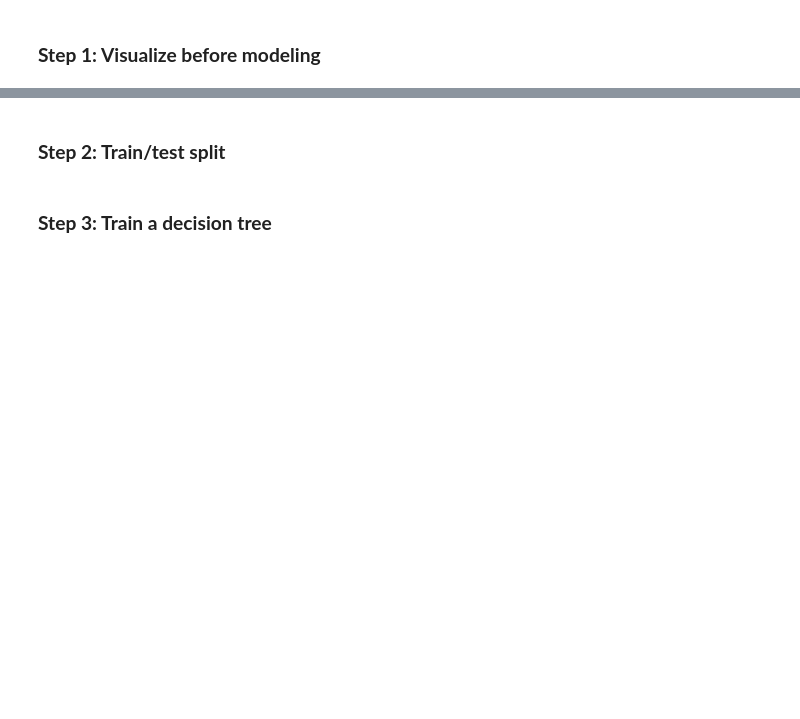
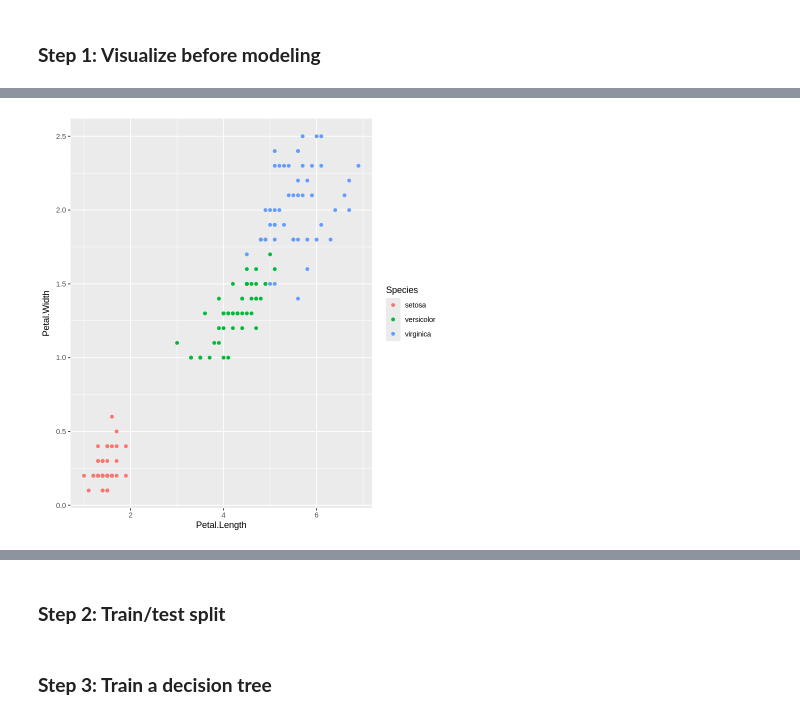
Before and after one commit to kasettisiva/R_training_summer_workshop_2026, a Jupyter notebook: Introduction_to_R_AI_Era_ClaudeGenerated.ipynb, the cells around one changed output, grey strips where cells are left out. Saved outputs shown, nothing was run; the diff lists cells and outputs as text; code cells hidden in the pictures; blank space fills up the shorter version.

```diff
--- a/Introduction_to_R_AI_Era_ClaudeGenerated.ipynb
+++ b/Introduction_to_R_AI_Era_ClaudeGenerated.ipynb
@@ -644,3 +643,7 @@ table(iris$Species)   # 50 samples per species — balanced dataset
+# %%
+ggplot(iris, aes(x=Petal.Length,y=Petal.Width, color=Species)) + geom_point()
+# %% [output]
+[figure, added]
 # %%
 ggplot(iris, aes(x = Petal.Length, y = Petal.Width, color = Species)) +
   geom_point(size = 2.5, alpha = 0.8) +
```
Also changed, not shown: parts of 9 cells of this notebook.
